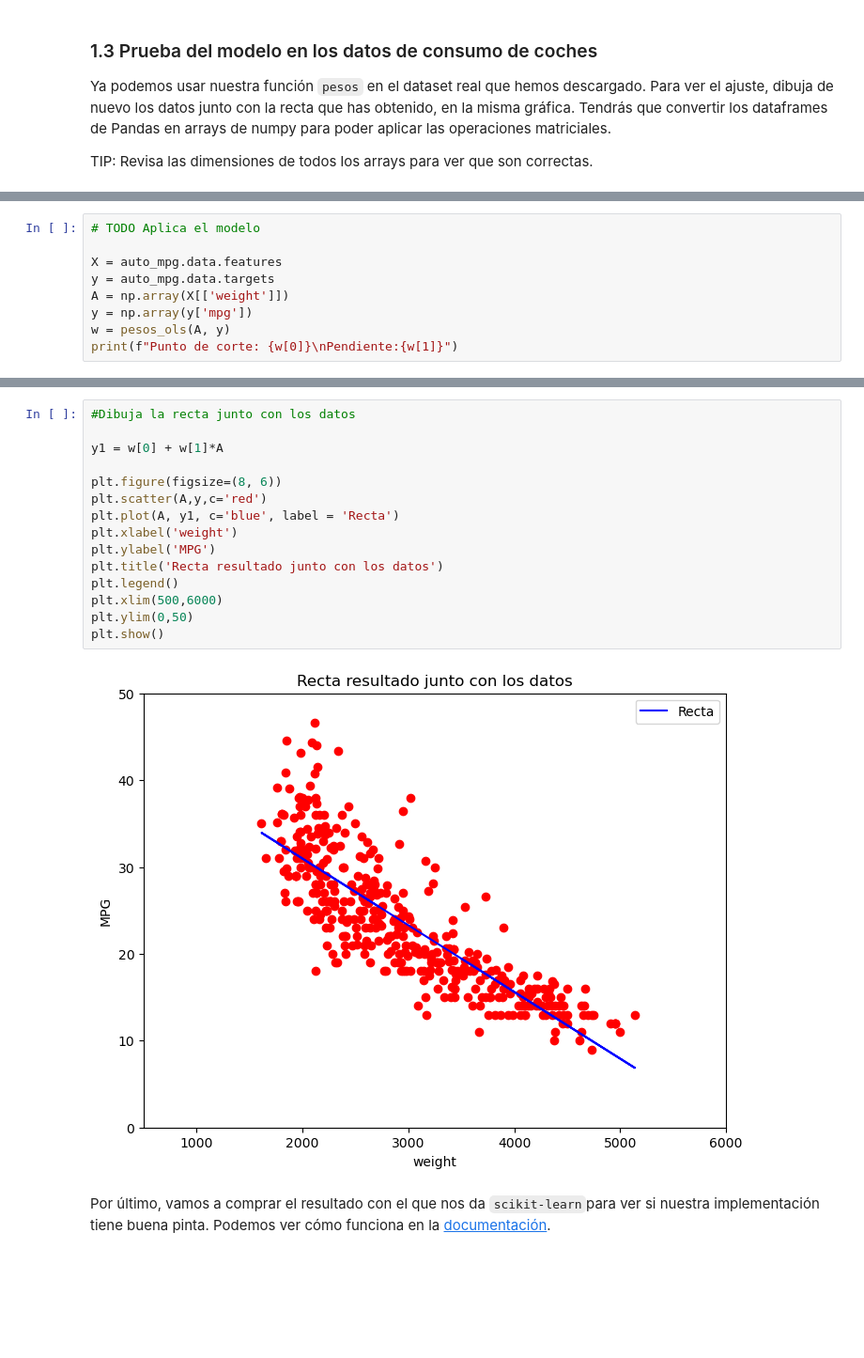
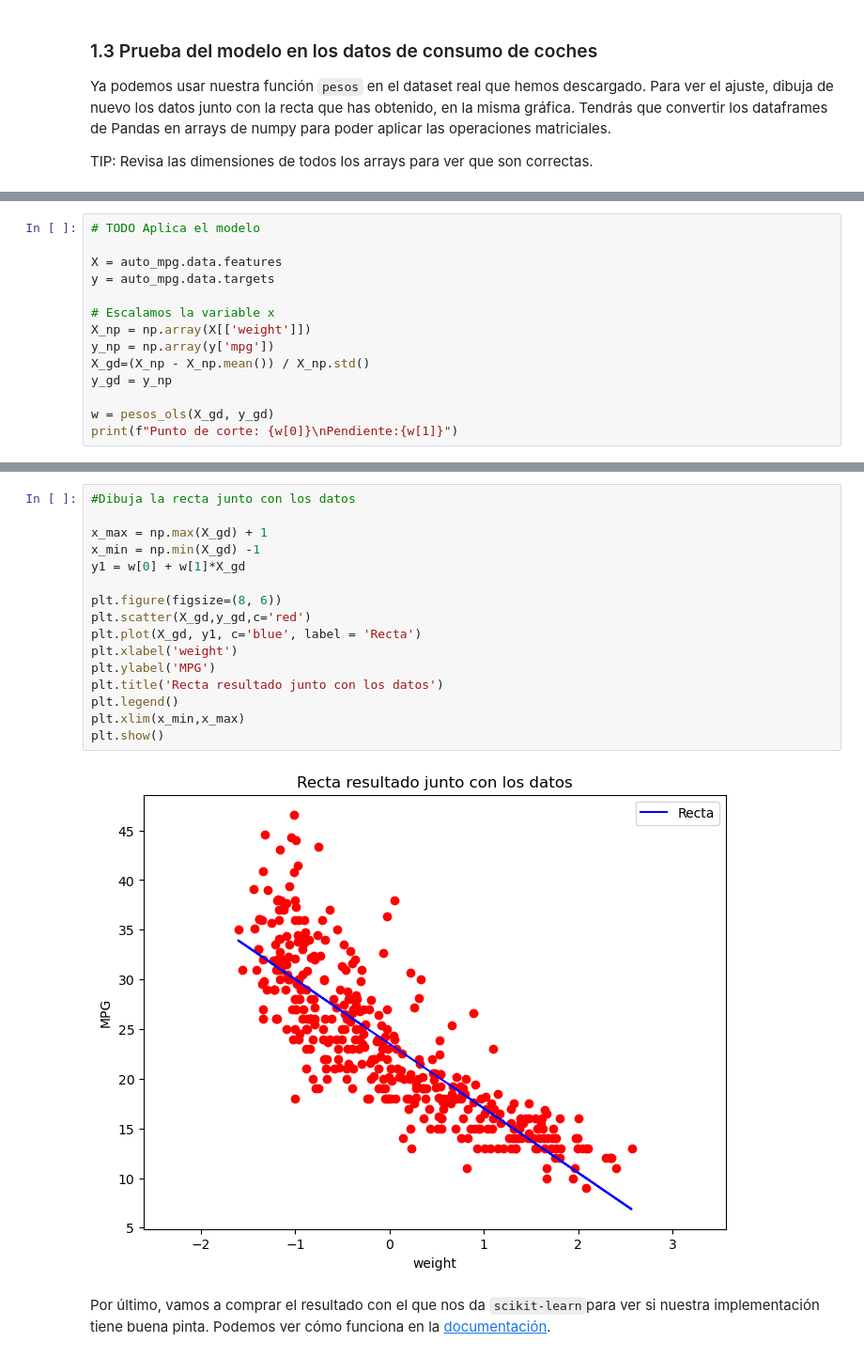
Before and after one commit to GONZALOCACERES2004/Regresion-lineal, a Jupyter notebook: ALG-PRACTICA_propuesta.ipynb, the cells around one changed output, grey strips where cells are left out. Shown: that part at 94% size. Saved outputs shown, nothing was run; the diff lists cells and outputs as text; blank space fills up the shorter version.

```diff
--- a/ALG-PRACTICA_propuesta.ipynb
+++ b/ALG-PRACTICA_propuesta.ipynb
@@ -173,9 +175,14 @@ TIP: Revisa las dimensiones de todos los arrays para ver que son correctas.
 
 X = auto_mpg.data.features
 y = auto_mpg.data.targets
-A = np.array(X[['weight']])
-y = np.array(y['mpg'])
-w = pesos_ols(A, y)
+
+# Escalamos la variable x
+X_np = np.array(X[['weight']])
+y_np = np.array(y['mpg'])
+X_gd=(X_np - X_np.mean()) / X_np.std()
+y_gd = y_np
+
+w = pesos_ols(X_gd, y_gd)
 print(f"Punto de corte: {w[0]}\nPendiente:{w[1]}")
 # %% [output]
 Dimensiones de la matriz adecuada (398, 1)
@@ -188,19 +195,20 @@ Pendiente:-0.007676610063926471
 # %%
 #Dibuja la recta junto con los datos
 
-y1 = w[0] + w[1]*A
+x_max = np.max(X_gd) + 1
+x_min = np.min(X_gd) -1
+y1 = w[0] + w[1]*X_gd
 
 plt.figure(figsize=(8, 6))
-plt.scatter(A,y,c='red')
-plt.plot(A, y1, c='blue', label = 'Recta')
+plt.scatter(X_gd,y_gd,c='red')
+plt.plot(X_gd, y1, c='blue', label = 'Recta')
 plt.xlabel('weight')
 plt.ylabel('MPG')
 plt.title('Recta resultado junto con los datos')
 plt.legend()
-plt.xlim(500,6000)
-plt.ylim(0,50)
+plt.xlim(x_min,x_max)
 plt.show()
 # %% [output]
-[figure, old version]
+[figure, new version]
 # %% [markdown]
 Por último, vamos a comprar el resultado con el que nos da `scikit-learn`para ver si nuestra implementación tiene buena pinta. Podemos ver cómo funciona en la [documentación](https://scikit-learn.org/stable/modules/generated/sklearn.linear_model.LinearRegression.html).
```
Also changed, not shown: parts of 9 cells of this notebook.
